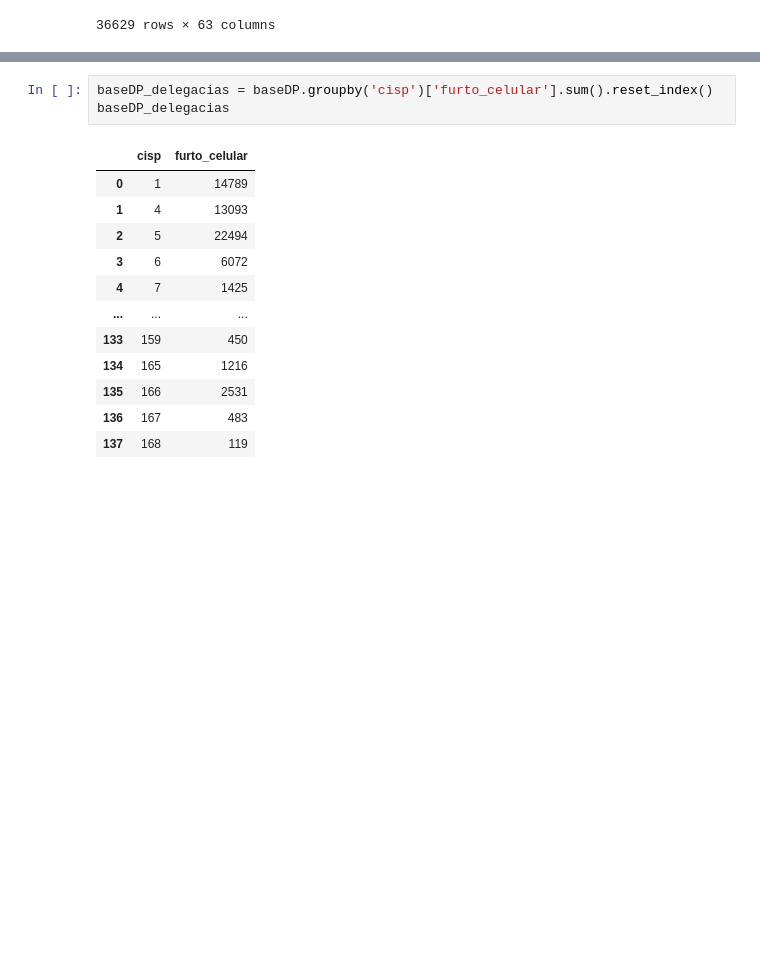
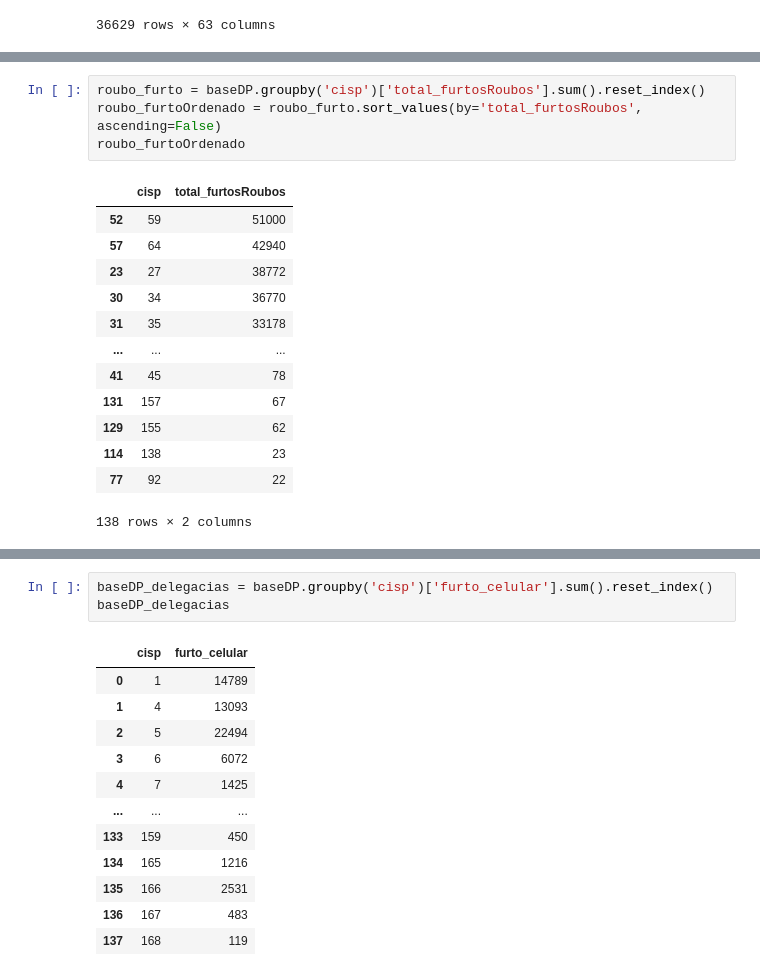
Before and after one commit to MatheusVieira12/Repo_Senac, a Jupyter notebook: atividades/atv_np.ipynb, the cells around one changed output, grey strips where cells are left out. Cells and saved outputs as stored; diff of their text form; blank space fills up the shorter version.

```diff
--- a/atividades/atv_np.ipynb
+++ b/atividades/atv_np.ipynb
@@ -20,0 +45,18 @@ baseDP
+# %%
+roubo_furto = baseDP.groupby('cisp')['total_furtosRoubos'].sum().reset_index()
+roubo_furtoOrdenado = roubo_furto.sort_values(by='total_furtosRoubos', ascending=False)
+roubo_furtoOrdenado
+# %% [output]
+|  | cisp | total_furtosRoubos |
+| 52 | 59 | 51000 |
+| 57 | 64 | 42940 |
+| 23 | 27 | 38772 |
+| 30 | 34 | 36770 |
+| 31 | 35 | 33178 |
+| ... | ... | ... |
+| 41 | 45 | 78 |
+| 131 | 157 | 67 |
+| 129 | 155 | 62 |
+| 114 | 138 | 23 |
+| 77 | 92 | 22 |
+138 rows × 2 columns
```
Also changed, not shown: parts of 9 cells of this notebook, 1 other file.
